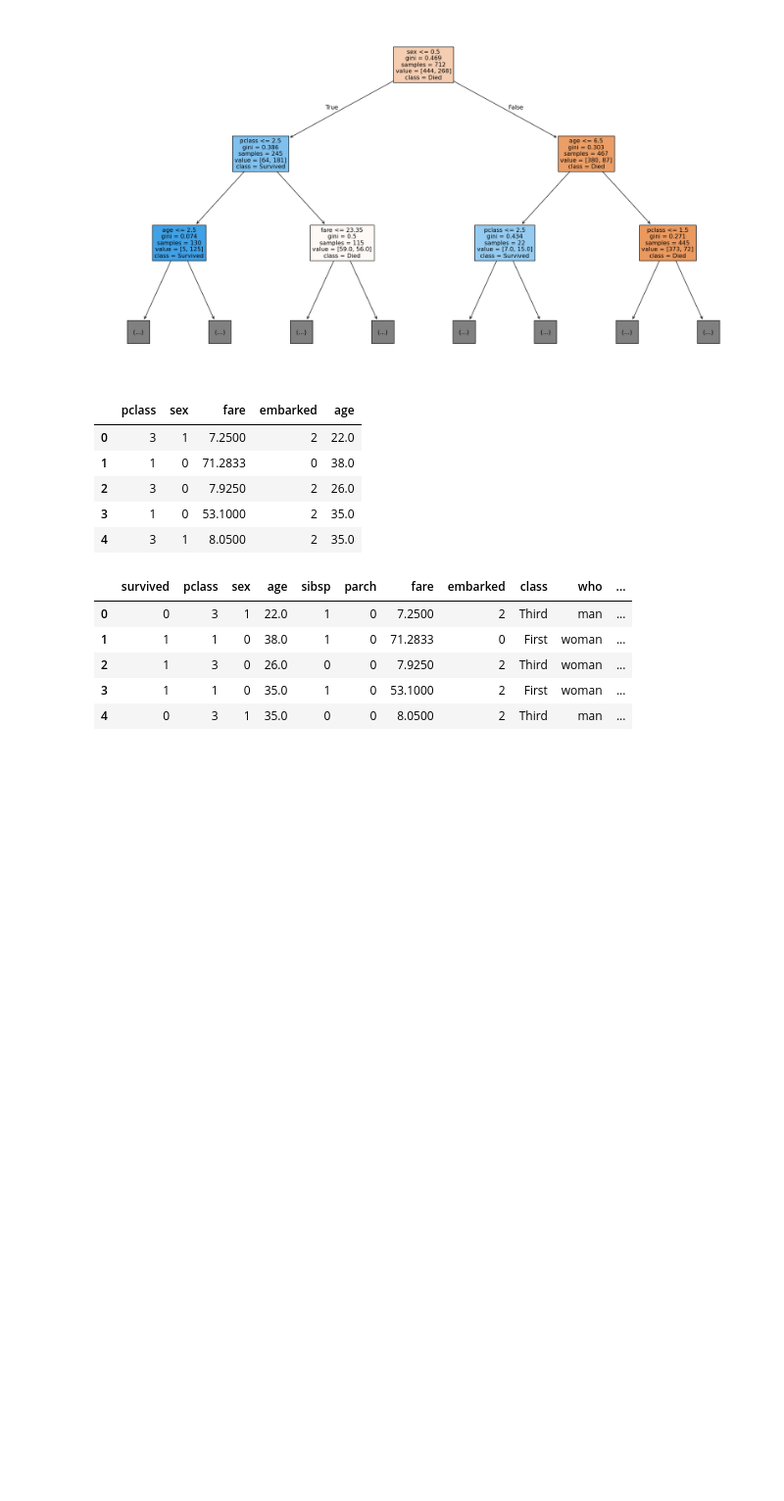
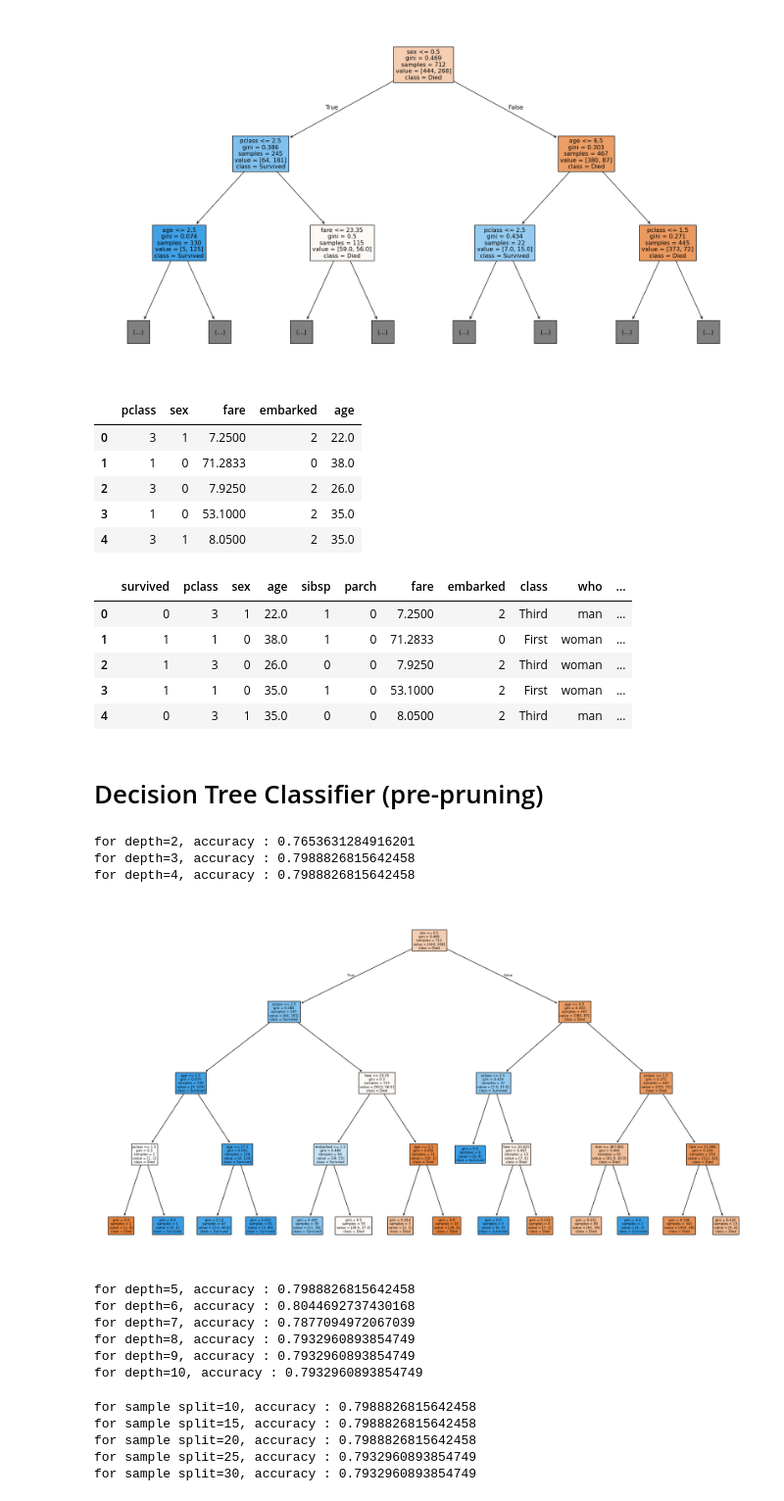
Before and after one commit to yashvardhan-bit/AI-ML, a Jupyter notebook: Machine Learning/Supervised ML/decision_tree_classifier.ipynb, the cells around one changed output. Shown at 98% size. Cells and saved outputs as stored; diff of their text form; code cells hidden in the pictures; blank space fills up the shorter version.

Commit message:
Pre-pruning Decision Tree Classifier

```diff
--- a/Machine Learning/Supervised ML/decision_tree_classifier.ipynb
+++ b/Machine Learning/Supervised ML/decision_tree_classifier.ipynb
@@ -179,3 +179,63 @@ titanic.head()
 | 2 | 1 | 3 | 0 | 26.0 | 0 | 0 | 7.9250 | 2 | Third | woman | ... |
 | 3 | 1 | 1 | 0 | 35.0 | 1 | 0 | 53.1000 | 2 | First | woman | ... |
 | 4 | 0 | 3 | 1 | 35.0 | 0 | 0 | 8.0500 | 2 | Third | man | ... |
+# %% [markdown]
+# Decision Tree Classifier (pre-pruning)
+# %%
+max_depth=[2,3,4,5,6,7,8,9,10]
+
+for depth in max_depth:
+
+    model= DecisionTreeClassifier(max_depth=depth)
+    model.fit(X_train,y_train)
+
+    acc=model.score(X_test,y_test)
+    print(f"for depth={depth}, accuracy : {acc}")
+
+    if depth==4:
+        plt.figure(figsize=(18,10))
+        plot_tree(
+            model,
+            feature_names=X.columns,
+            class_names=["Died","Survived"],
+            filled=True
+        )
+        plt.tight_layout()
+        plt.show()
+# %% [output]
+for depth=2, accuracy : 0.7653631284916201
+for depth=3, accuracy : 0.7988826815642458
+for depth=4, accuracy : 0.7988826815642458
+[figure, added]
+for depth=5, accuracy : 0.7988826815642458
+for depth=6, accuracy : 0.8044692737430168
+for depth=7, accuracy : 0.7877094972067039
+for depth=8, accuracy : 0.7932960893854749
+for depth=9, accuracy : 0.7932960893854749
+for depth=10, accuracy : 0.7932960893854749
+# %%
+min_sample_splits=[10,15,20,25,30]
+
+for split in min_sample_splits:
+    model= DecisionTreeClassifier(max_depth=4,min_samples_split=split)
+    model.fit(X_train,y_train)
+
+    acc=model.score(X_test,y_test)
+    print(f"for sample split={split}, accuracy : {acc}")
+
+    if split==10:
+        plt.figure(figsize=(18,10))
+        plot_tree(
+            model,
+            feature_names=X.columns,
+            class_names=["Died","Survived"],
+            filled=True
+        )
+        plt.tight_layout()
+        plt.show()
+# %% [output]
+for sample split=10, accuracy : 0.7988826815642458
+for sample split=15, accuracy : 0.7988826815642458
+for sample split=20, accuracy : 0.7988826815642458
+for sample split=25, accuracy : 0.7932960893854749
+for sample split=30, accuracy : 0.7932960893854749
```
